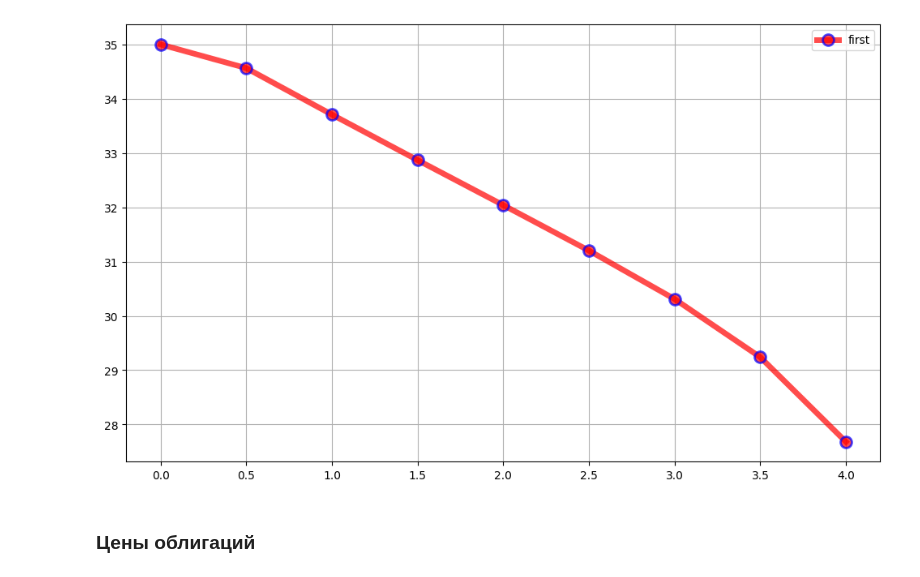
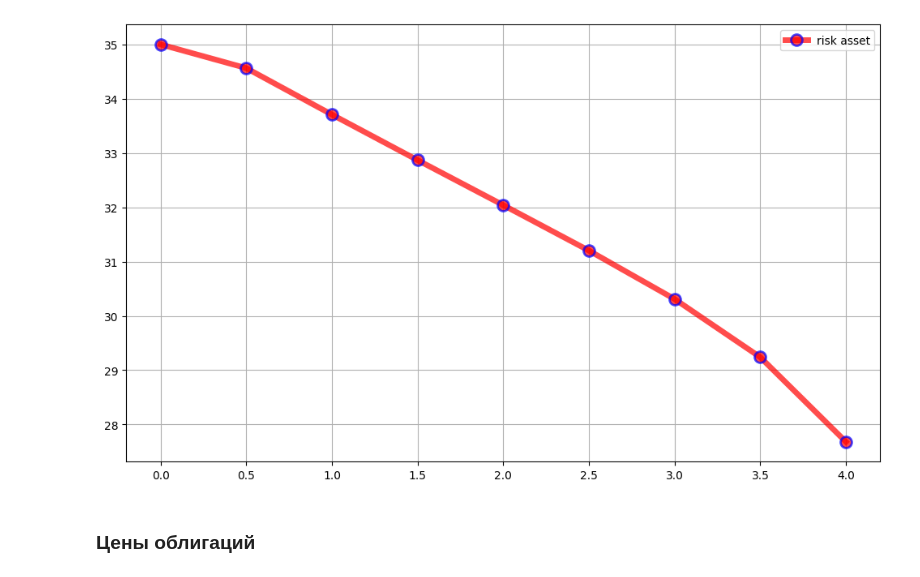
Before and after one commit to ChingisBadmaev/stochastic-process, a Jupyter notebook: lab1/main.ipynb, the cells around one changed output. Drawn from its saved outputs; the diff is of its cells as text; code cells hidden in the pictures.

```diff
--- a/lab1/main.ipynb
+++ b/lab1/main.ipynb
@@ -22,7 +22,7 @@ def second_integrate(a, b, nseg):
     sum = 0
     khi = np.random.normal(0, 1, 1)[0]
     for t in range(0, nseg):
-        x_t = np.random.uniform(a + (nseg - t) / nseg, a + (nseg - t - 1)  / nseg)
+        x_t = np.random.uniform(a + t / nseg, a + (t + 1)  / nseg)
         sum = math.exp(x_t)
     return sum * math.sqrt(a) * khi / nseg
 # %%
@@ -42,14 +42,14 @@ print(ans)
 # %%
 x = [0, 1/2, 1, 1 + 1/2, 2, 2 + 1/2, 3, 3 + 1/2, 4]
 y1 = ans
 
 plt.figure(figsize=(12, 7))
 
-plt.plot(x, y1, 'o-r', alpha=0.7, label="first", lw=5, mec='b', mew=2, ms=10)
+plt.plot(x, y1, 'o-r', alpha=0.7, label="risk asset", lw=5, mec='b', mew=2, ms=10)
 plt.legend()
 plt.grid(True)
 # %% [output]
-[figure, old version]
+[figure, new version]
 # %% [markdown]
 ### Цены облигаций
 # %%
```
Also changed, not shown: parts of 2 cells of this notebook.
